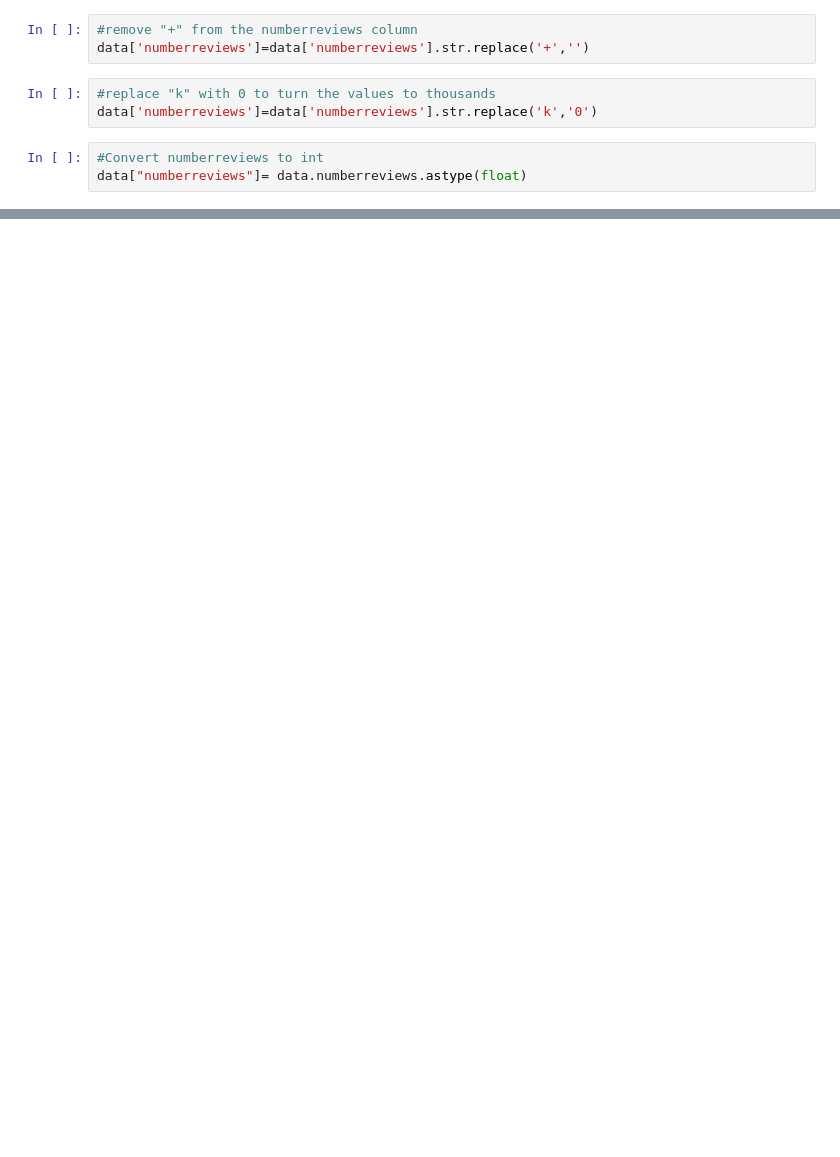
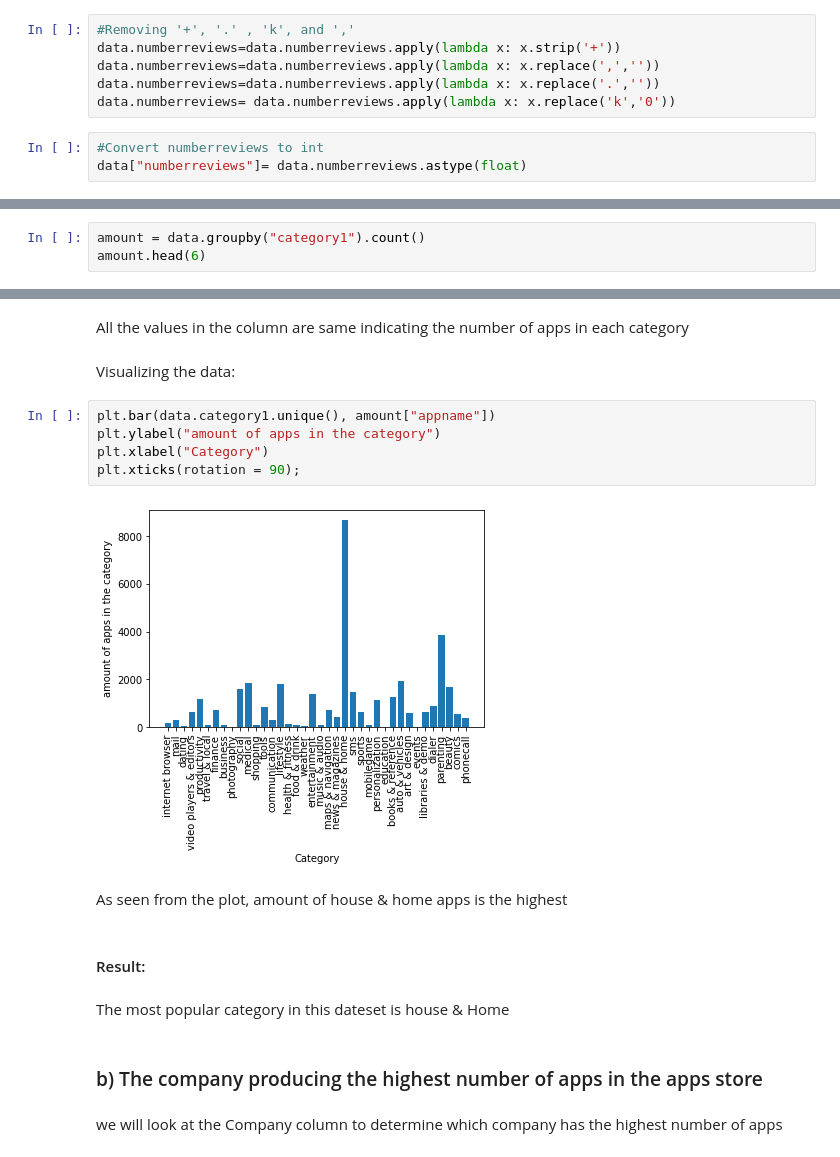
Before and after one commit to Bariu/Jenga-Project, a Jupyter notebook: The Analysis of Android app market.ipynb, the cells around one changed output, grey strips where cells are left out. Cells and saved outputs as stored; diff of their text form; blank space fills up the shorter version.

```diff
--- a/The Analysis of Android app market.ipynb
+++ b/The Analysis of Android app market.ipynb
@@ -244,9 +266,9 @@ data['numberreviews']=data['numberreviews'].str.replace('.','')
-# %%
-#remove "+" from the numberreviews column
-data['numberreviews']=data['numberreviews'].str.replace('+','')
-# %%
-#replace "k" with 0 to turn the values to thousands
-data['numberreviews']=data['numberreviews'].str.replace('k','0')
+# %%
+#Removing '+', '.' , 'k', and ','
+data.numberreviews=data.numberreviews.apply(lambda x: x.strip('+'))
+data.numberreviews=data.numberreviews.apply(lambda x: x.replace(',',''))
+data.numberreviews=data.numberreviews.apply(lambda x: x.replace('.',''))
+data.numberreviews= data.numberreviews.apply(lambda x: x.replace('k','0'))
 # %%
 #Convert numberreviews to int
 data["numberreviews"]= data.numberreviews.astype(float)
@@ -252,0 +321,3 @@ data["numberreviews"]= data.numberreviews.astype(float)
+# %%
+amount = data.groupby("category1").count()
+amount.head(6)
@@ -252,0 +333,21 @@ data["numberreviews"]= data.numberreviews.astype(float)
+# %% [markdown]
+All the values in the column are same indicating the number of apps in each category
+# %% [markdown]
+Visualizing the data:
+# %%
+plt.bar(data.category1.unique(), amount["appname"])
+plt.ylabel("amount of apps in the category")
+plt.xlabel("Category")
+plt.xticks(rotation = 90);
+# %% [output]
+[figure, added]
+# %% [markdown]
+As seen from the plot, amount of house & home apps is the highest
+# %% [markdown]
+#### Result:
+# %% [markdown]
+The most popular category in this dateset is house & Home
+# %% [markdown]
+### b) The company producing the highest number of apps in the apps store
+# %% [markdown]
+we will look at the Company column to determine which company has the highest number of apps
```
Also changed, not shown: parts of 28 cells of this notebook, 1 other file.
